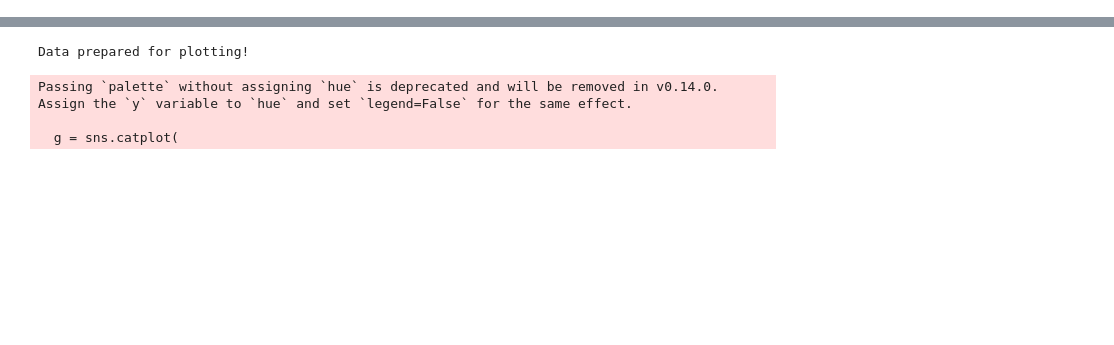
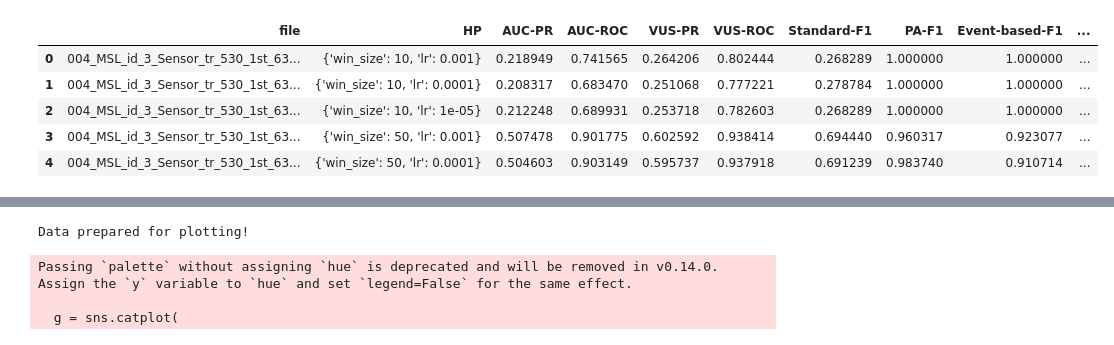
Before and after one commit to Brandonwood44/Anomaly-Detection-Thesis, a Jupyter notebook: notebooks/Analysis.ipynb, the cells around one changed output, grey strips where cells are left out. Cells and saved outputs as stored; diff of their text form; code cells hidden in the pictures; blank space fills up the shorter version.

```diff
--- a/notebooks/Analysis.ipynb
+++ b/notebooks/Analysis.ipynb
@@ -17,0 +23,9 @@ usad_df = pd.read_csv(path + "USAD.csv")
+# %%
+hp_df.head()
+# %% [output]
+|  | file | HP | AUC-PR | AUC-ROC | VUS-PR | VUS-ROC | Standard-F1 | PA-F1 | Event-based-F1 | ... |
+| 0 | 004_MSL_id_3_Sensor_tr_530_1st_63... | {'win_size': 10, 'lr': 0.001} | 0.218949 | 0.741565 | 0.264206 | 0.802444 | 0.268289 | 1.000000 | 1.000000 | ... |
+| 1 | 004_MSL_id_3_Sensor_tr_530_1st_63... | {'win_size': 10, 'lr': 0.0001} | 0.208317 | 0.683470 | 0.251068 | 0.777221 | 0.278784 | 1.000000 | 1.000000 | ... |
+| 2 | 004_MSL_id_3_Sensor_tr_530_1st_63... | {'win_size': 10, 'lr': 1e-05} | 0.212248 | 0.689931 | 0.253718 | 0.782603 | 0.268289 | 1.000000 | 1.000000 | ... |
+| 3 | 004_MSL_id_3_Sensor_tr_530_1st_63... | {'win_size': 50, 'lr': 0.001} | 0.507478 | 0.901775 | 0.602592 | 0.938414 | 0.694440 | 0.960317 | 0.923077 | ... |
+| 4 | 004_MSL_id_3_Sensor_tr_530_1st_63... | {'win_size': 50, 'lr': 0.0001} | 0.504603 | 0.903149 | 0.595737 | 0.937918 | 0.691239 | 0.983740 | 0.910714 | ... |
```
Also changed, not shown: parts of 13 cells of this notebook, 5 other files.
